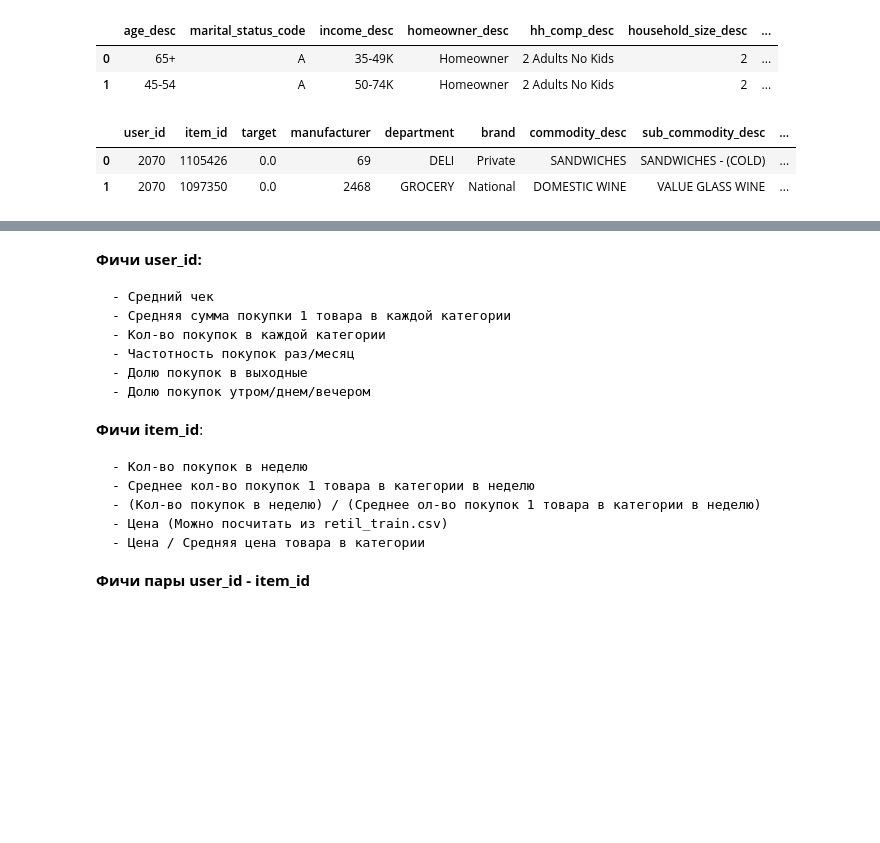
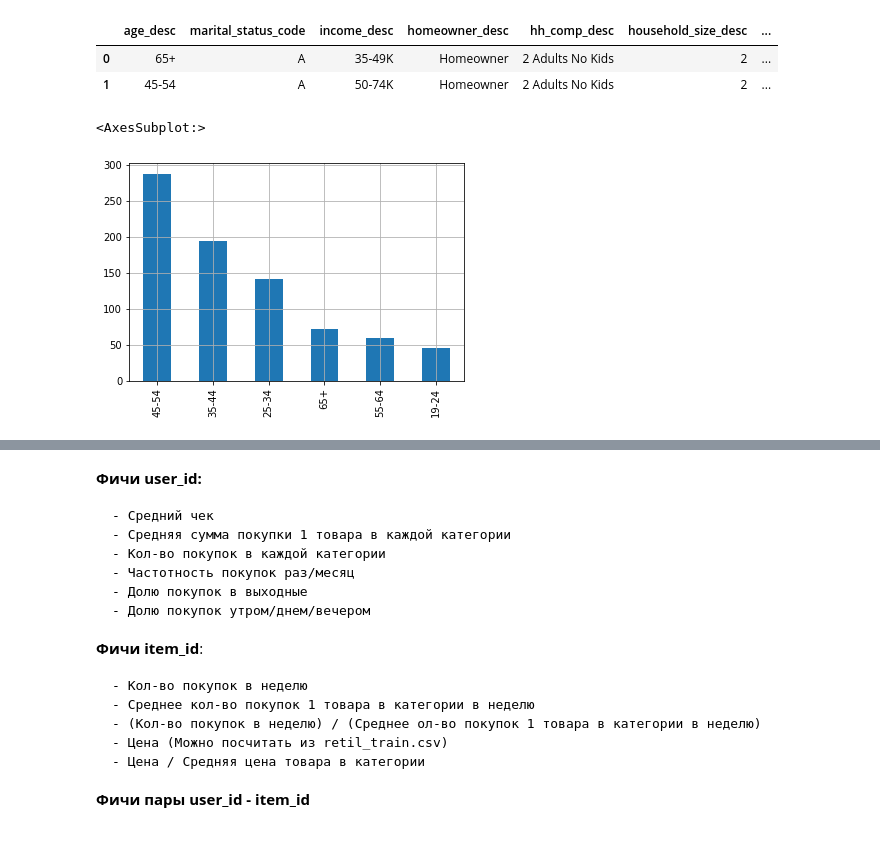
Before and after one commit to lyutov89/recsys, a Jupyter notebook: Lesson_6/webinar_6_hw.ipynb, the cells around one changed output, grey strips where cells are left out. Drawn from its saved outputs; the diff is of its cells as text; code cells hidden in the pictures; blank space fills up the shorter version.

```diff
--- a/Lesson_6/webinar_6_hw.ipynb
+++ b/Lesson_6/webinar_6_hw.ipynb
@@ -525,11 +515,7 @@ user_features.head(2)
 | 0 | 65+ | A | 35-49K | Homeowner | 2 Adults No Kids | 2 | ... |
 | 1 | 45-54 | A | 50-74K | Homeowner | 2 Adults No Kids | 2 | ... |
 # %%
-df_ranker_train = df_ranker_train.merge(item_features, on='item_id', how='left')
-df_ranker_train = df_ranker_train.merge(user_features, on='user_id', how='left')
+#df_ranker_train = df_ranker_train.merge(item_features, on='item_id', how='left')
+#df_ranker_train = df_ranker_train.merge(user_features, on='user_id', how='left')
 
-df_ranker_train.head(2)
+#df_ranker_train.head(5)
-# %% [output]
-|  | user_id | item_id | target | manufacturer | department | brand | commodity_desc | sub_commodity_desc | ... |
-| 0 | 2070 | 1105426 | 0.0 | 69 | DELI | Private | SANDWICHES | SANDWICHES - (COLD) | ... |
-| 1 | 2070 | 1097350 | 0.0 | 2468 | GROCERY | National | DOMESTIC WINE | VALUE GLASS WINE | ... |
@@ -537,0 +524,5 @@ department = df_ranker_train[['item_id', 'department']]
+# %%
+user_features.age_desc.value_counts().plot(kind = 'bar', grid=True)
+# %% [output]
+<AxesSubplot:>
+[figure, added]
```
Also changed, not shown: parts of 123 cells of this notebook.
